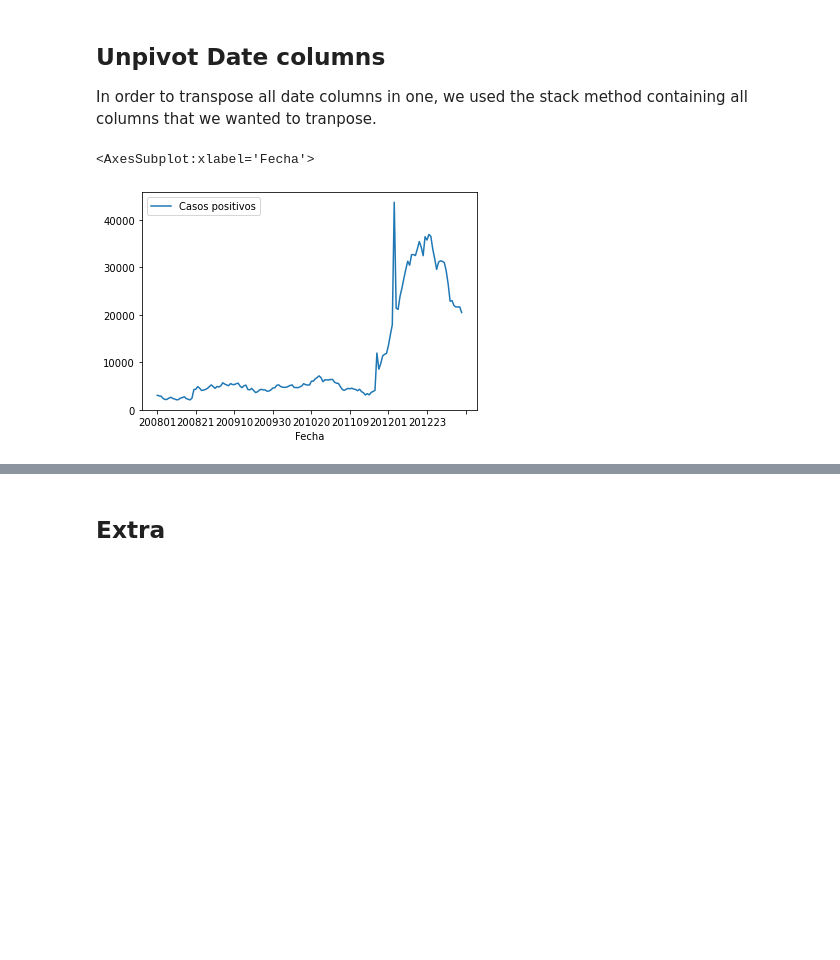
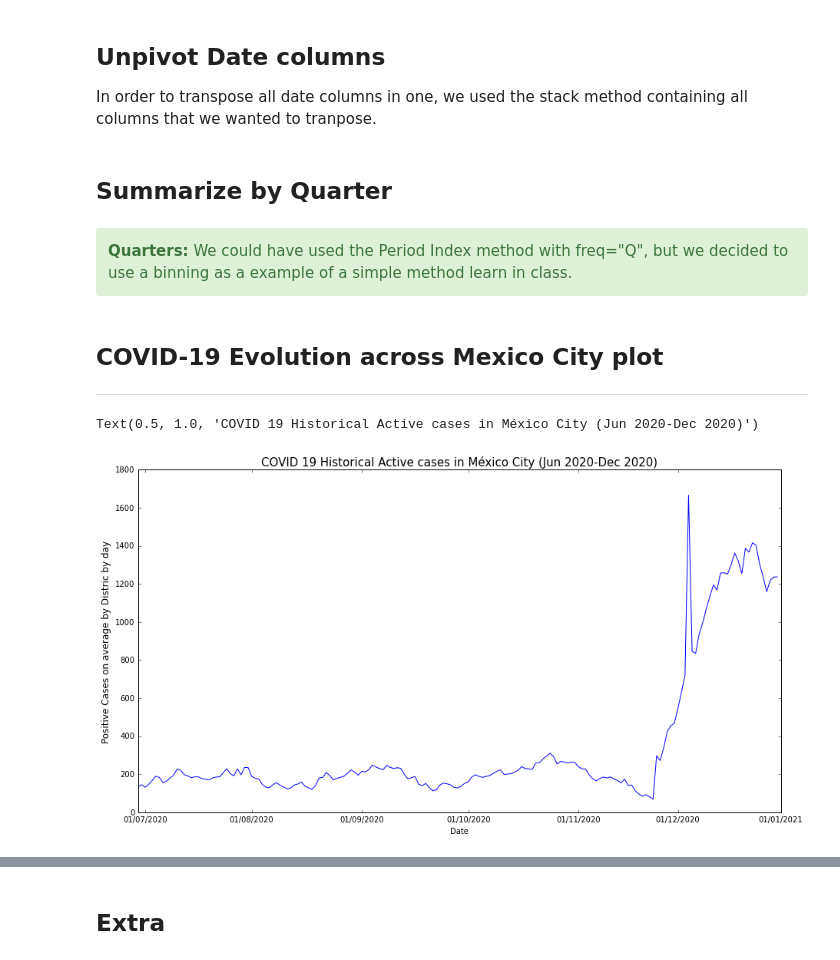
Before and after one commit to martinsingla/data-project, a Jupyter notebook: COVID 19 Cases in Mexico City Data Cleanup & Exploration.ipynb, the cells around one changed output, grey strips where cells are left out. Saved outputs shown, nothing was run; the diff lists cells and outputs as text; code cells hidden in the pictures; blank space fills up the shorter version.

Commit message:
Modified the last plots

```diff
--- a/COVID 19 Cases in Mexico City Data Cleanup & Exploration.ipynb
+++ b/COVID 19 Cases in Mexico City Data Cleanup & Exploration.ipynb
@@ -167,3 +145,6 @@ del dfmerge['total_201213']
+# %%
+index=dfmerge[dfmerge['clave_colonia']=='Colonia no especificada'].index
+dfmerge.drop(index,inplace=True)
 # %% [markdown]
 ## Unpivot Date columns
 
@@ -176,10 +152,18 @@ columns.remove('Colonia')
-# %%
-new_df=dfmerge[columns].set_index('clave_colonia').stack().reset_index()
-new_df=new_df.rename(columns={'clave_colonia':'Clave','level_1':'Fecha', 0:'Casos positivos'})
-new_df['Fecha']=new_df['Fecha'].str.replace('total_','')
-# %%
-casos=new_df.groupby('Fecha').sum()
-casos.plot()
-# %% [output]
-<AxesSubplot:xlabel='Fecha'>
-[figure, removed]
+# %%
+columns2=list(dfmerge.columns)
+columns2.remove('Colonia')
+columns2.remove('clave_colonia')
+
+stacked_dates_by_district=dfmerge[columns2].set_index('Alcaldia').stack().reset_index()
+stacked_dates_by_district=stacked_dates_by_district.rename(columns={'Alcaldia':'District','level_1':'Fecha', 0:'Casos positivos'})
+stacked_dates_by_district['Fecha']=stacked_dates_by_district['Fecha'].str.replace('total_','')
+
+Covid_bydistrict_bydate=stacked_dates_by_district.groupby(['District','Fecha']).sum().reset_index()
+Covid_bydistrict=Covid_bydistrict_bydate.groupby(['District']).mean().reset_index()
+Covid_bydate=Covid_bydistrict_bydate.groupby(['Fecha']).mean()
+# %% [markdown]
+## Summarize by Quarter
+# %% [markdown]
+<div class="alert alert-block alert-success">
+<b>Quarters:</b> We could have used the Period Index method with freq="Q", but we decided to use a binning as a example of a simple method learn in class.
+</div>
@@ -185,0 +177,17 @@ casos.plot()
+# %% [markdown]
+## COVID-19 Evolution across Mexico City plot
+***
+# %%
+plt.figure(figsize=(15,8))
+plt.plot(Covid_bydate)
+plt.xlabel("Date")
+
+title_font={'fontsize': 15,'fontweight': 10}
+label_font={'fontsize': 12,'fontweight': 10}
+
+plt.xticks([2,32,63,93,124,152,181],['01/07/2020','01/08/2020','01/09/2020','01/10/2020','01/11/2020','01/12/2020','01/01/2021'])
+plt.ylabel("Positive Cases on average by Distric by day",fontdict=label_font)
+plt.title("COVID 19 Historical Active cases in México City (Jun 2020-Dec 2020)",fontdict=title_font)
+# %% [output]
+Text(0.5, 1.0, 'COVID 19 Historical Active cases in México City (Jun 2020-Dec 2020)')
+[figure, added]
```
Also changed, not shown: parts of 20 cells of this notebook, 3 other files.
